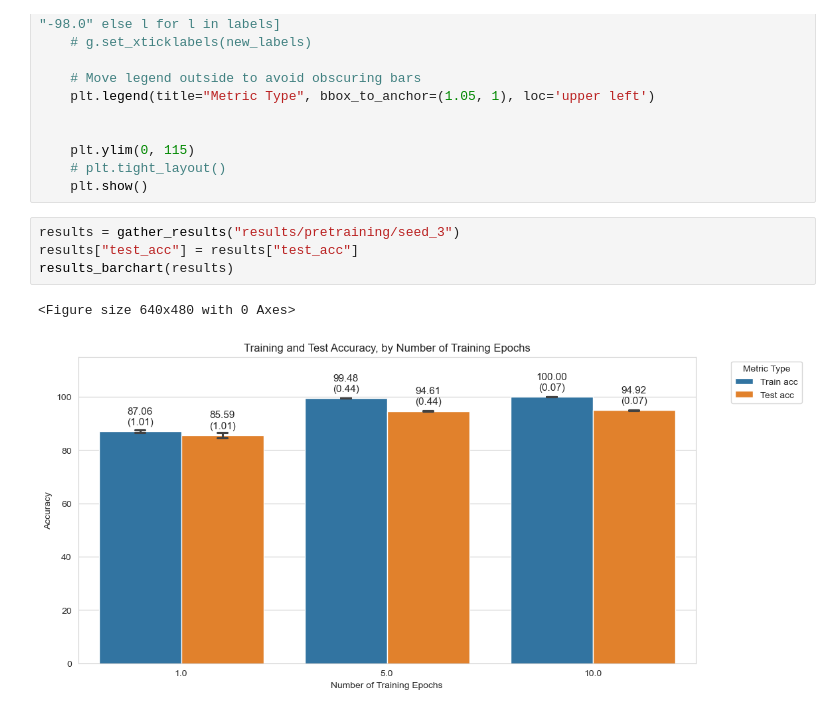
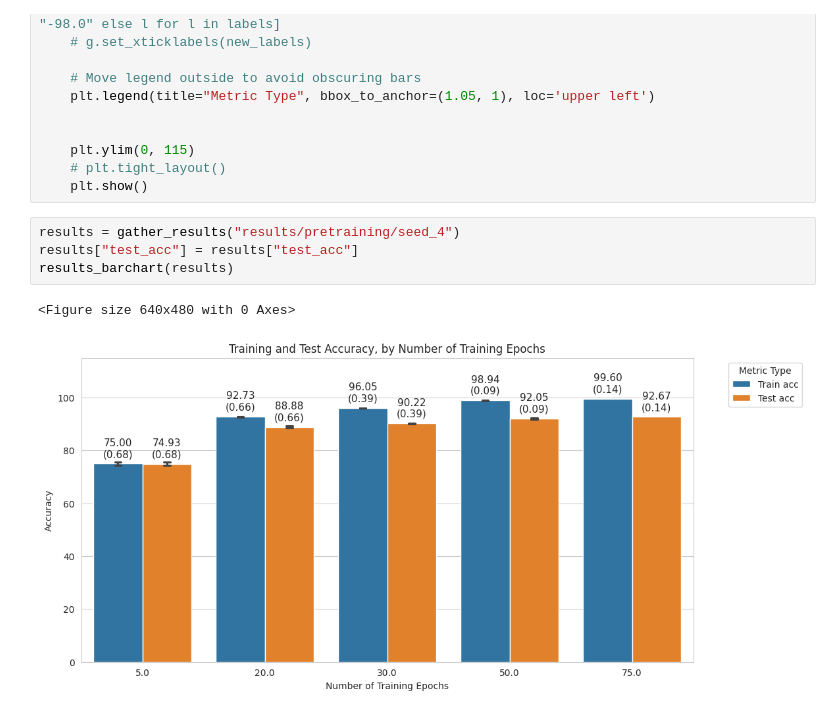
Before and after one commit to probabilistic-adaptation/verifying_unlearning_2026, a Jupyter notebook: visualize_pretraining_results.ipynb, the cells around one changed output. Cells and saved outputs as stored; diff of their text form.

Commit message:
pretraining runs, resnet on cifar10

```diff
--- a/visualize_pretraining_results.ipynb
+++ b/visualize_pretraining_results.ipynb
@@ -192,9 +192,9 @@ def results_barchart(final_df):
     # plt.tight_layout()
     plt.show()
 # %%
-results = gather_results("results/pretraining/seed_3")
+results = gather_results("results/pretraining/seed_4")
 results["test_acc"] = results["test_acc"]
 results_barchart(results)
 # %% [output]
 <Figure size 640x480 with 0 Axes>
-[figure, old version]
+[figure, new version]
```
Also changed, not shown: 28 other files.
